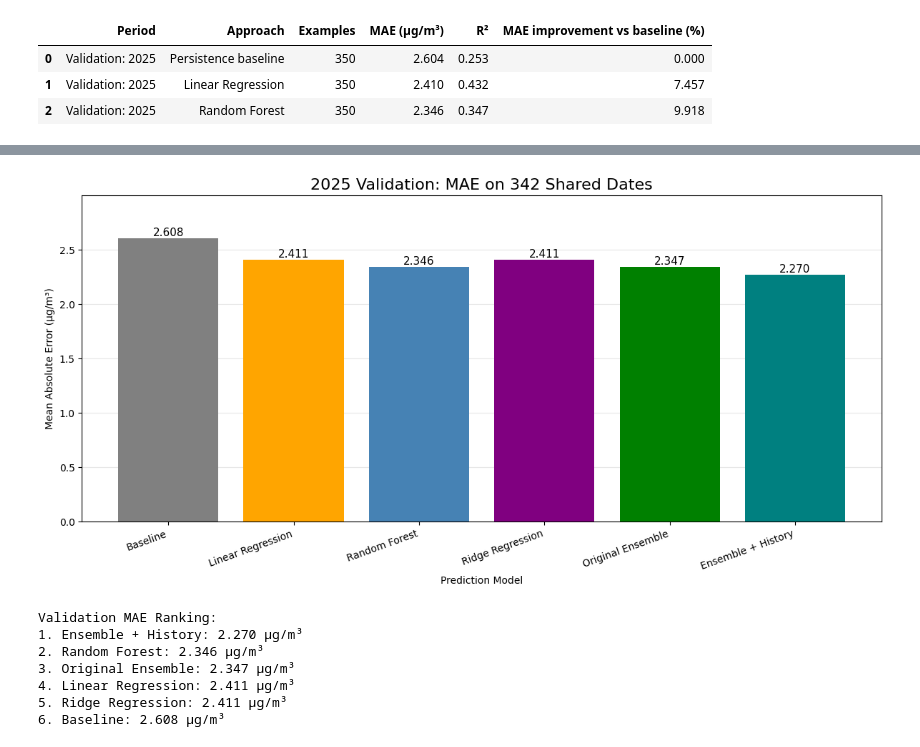
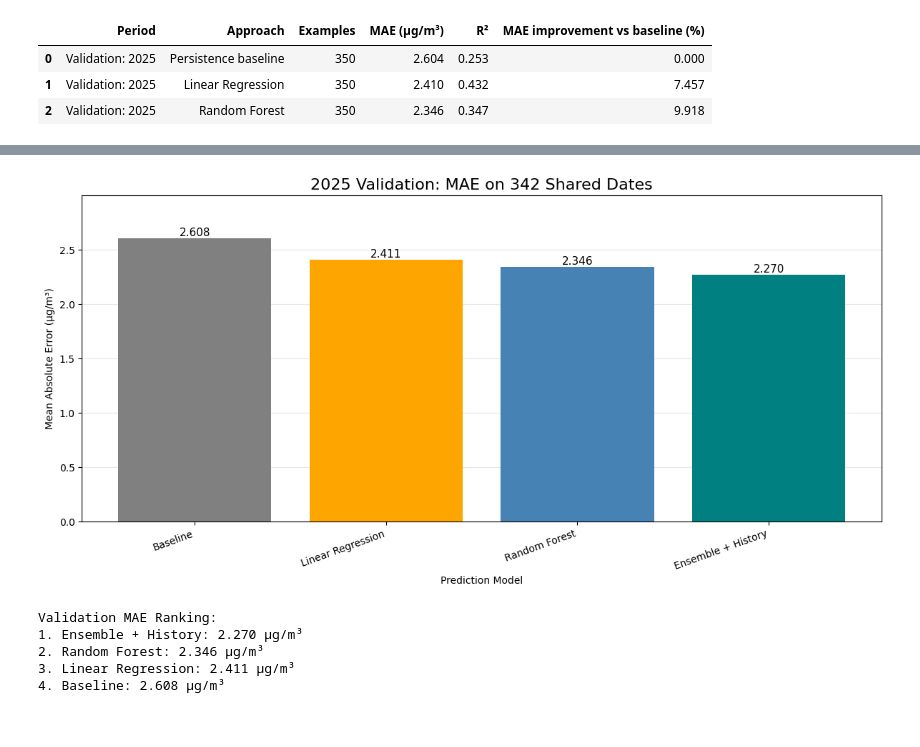
Before and after one commit to TASRUNNER2010/Hackathon, a Jupyter notebook: Hackathon.ipynb, the cells around one changed output, grey strips where cells are left out. Drawn from its saved outputs; the diff is of its cells as text; code cells hidden in the pictures.

```diff
--- a/Hackathon.ipynb
+++ b/Hackathon.ipynb
@@ -7,0 +3,11 @@ Drive already mounted at /content/drive; to attempt to forcibly remount, call dr
+# %%
+# Mount Google Drive in Colab; local runs use the repository folders.
+from pathlib import Path
+try:
+    from google.colab import drive
+    drive.mount('/content/drive')
+    folder = Path('/content/drive/MyDrive/veritas AI project')
+    data_folder = folder
+except ImportError:
+    folder = Path.cwd() / 'UI files'
+    data_folder = Path.cwd() / 'Data files'
@@ -9,11 +17,7 @@ Drive already mounted at /content/drive; to attempt to forcibly remount, call dr
 import pandas as pd
 from pathlib import Path
 
-# Locate the folder containing all four original EPA files.
-folder = Path(
-    "/content/drive/MyDrive/veritas AI project"
-)
-
+# The setup cell defines data_folder (raw inputs) and folder (outputs).
 # List only the original files so we don't accidentally load cleaned outputs.
 filenames = [
     "2023_ad_viz_plotval_data.csv",
@@ -27,7 +31,7 @@ tables = []
 
 for filename in filenames:
     table = pd.read_csv(
-        folder / filename,
+        data_folder / filename,
         dtype={"Site ID": "string", "POC": "string"}
     )
 
@@ -711,10 +578,6 @@ plot_data = history_validation.sort_values("target_date")
 # Calculate original models' predictions on these dates.
 lr_predictions = model.predict(plot_data[features])
 rf_predictions = rf_model.predict(plot_data[features])
-ridge_predictions = ridge_model.predict(plot_data[features])
-
-# Original ensemble: average the original Linear Regression and Forest.
-ensemble_predictions = (lr_predictions + rf_predictions) / 2
 
 # History ensemble: both components use the expanded history features.
 history_ensemble_predictions = (
@@ -726,15 +589,13 @@ history_ensemble_predictions = (
 models_to_plot = [
     ("Linear Regression", lr_predictions, "tab:orange"),
     ("Random Forest", rf_predictions, "tab:blue"),
-    ("Ridge Regression", ridge_predictions, "tab:purple"),
-    ("Original Ensemble", ensemble_predictions, "tab:green"),
     ("Ensemble + Pollution History", history_ensemble_predictions, "tab:red")
 ]
 
 # Create one graph per approach with matching axes.
 fig, axes = plt.subplots(
     len(models_to_plot), 1,
-    figsize=(14, 22),
+    figsize=(14, 14),
     sharex=True,
     sharey=True
 )
@@ -792,12 +653,6 @@ actual_values = comparison_data["pm25_tomorrow"]
 # Calculate fresh predictions to avoid relying on earlier graph variables.
 linear_predictions = model.predict(comparison_data[features])
 forest_predictions = rf_model.predict(comparison_data[features])
-ridge_predictions = ridge_model.predict(comparison_data[features])
-
-# Original ensemble: average Linear Regression and Random Forest.
-original_ensemble_predictions = (
-    linear_predictions + forest_predictions
-) / 2
 
 # Improved ensemble: both models receive pollution-history features.
 history_ensemble_predictions = (
@@ -810,8 +665,6 @@ predictions = {
     "Baseline": comparison_data["pm25"],
     "Linear Regression": linear_predictions,
     "Random Forest": forest_predictions,
-    "Ridge Regression": ridge_predictions,
-    "Original Ensemble": original_ensemble_predictions,
     "Ensemble + History": history_ensemble_predictions
 }
 
@@ -832,8 +685,6 @@ bars = ax.bar(
         "gray",
         "orange",
         "steelblue",
-        "purple",
-        "green",
         "teal"
     ]
 )
@@ -846,38 +697,36 @@ for bar in bars:
         bar.get_x() + bar.get_width() / 2,
         height,
         f"{height:.3f}",
         ha="center",
         va="bottom",
         fontsize=11
     )
 
 # Label the graph and note the shared evaluation sample.
 ax.set_title(
     f"2025 Validation: MAE on {len(comparison_data)} Shared Dates",
     fontsize=16
 )
 ax.set_xlabel("Prediction Model")
 ax.set_ylabel("Mean Absolute Error (µg/m³)")
 ax.set_ylim(0, max(errors) * 1.15)
 ax.grid(axis="y", alpha=0.3)
 ax.set_axisbelow(True)
 
 plt.xticks(rotation=20, ha="right")
 plt.tight_layout()
 plt.show()
 
 # Rank approaches by validation MAE; lower is better.
 ranking = sorted(zip(models, errors), key=lambda item: item[1])
 
 print("\nValidation MAE Ranking:")
 for rank, (name, error) in enumerate(ranking, start=1):
     print(f"{rank}. {name}: {error:.3f} µg/m³")
 # %% [output]
-[figure, old version]
+[figure, new version]
 Validation MAE Ranking:
 1. Ensemble + History: 2.270 µg/m³
 2. Random Forest: 2.346 µg/m³
-3. Original Ensemble: 2.347 µg/m³
-4. Linear Regression: 2.411 µg/m³
-5. Ridge Regression: 2.411 µg/m³
-6. Baseline: 2.608 µg/m³
+3. Linear Regression: 2.411 µg/m³
+4. Baseline: 2.608 µg/m³
```
Also changed, not shown: parts of 13 cells of this notebook.
